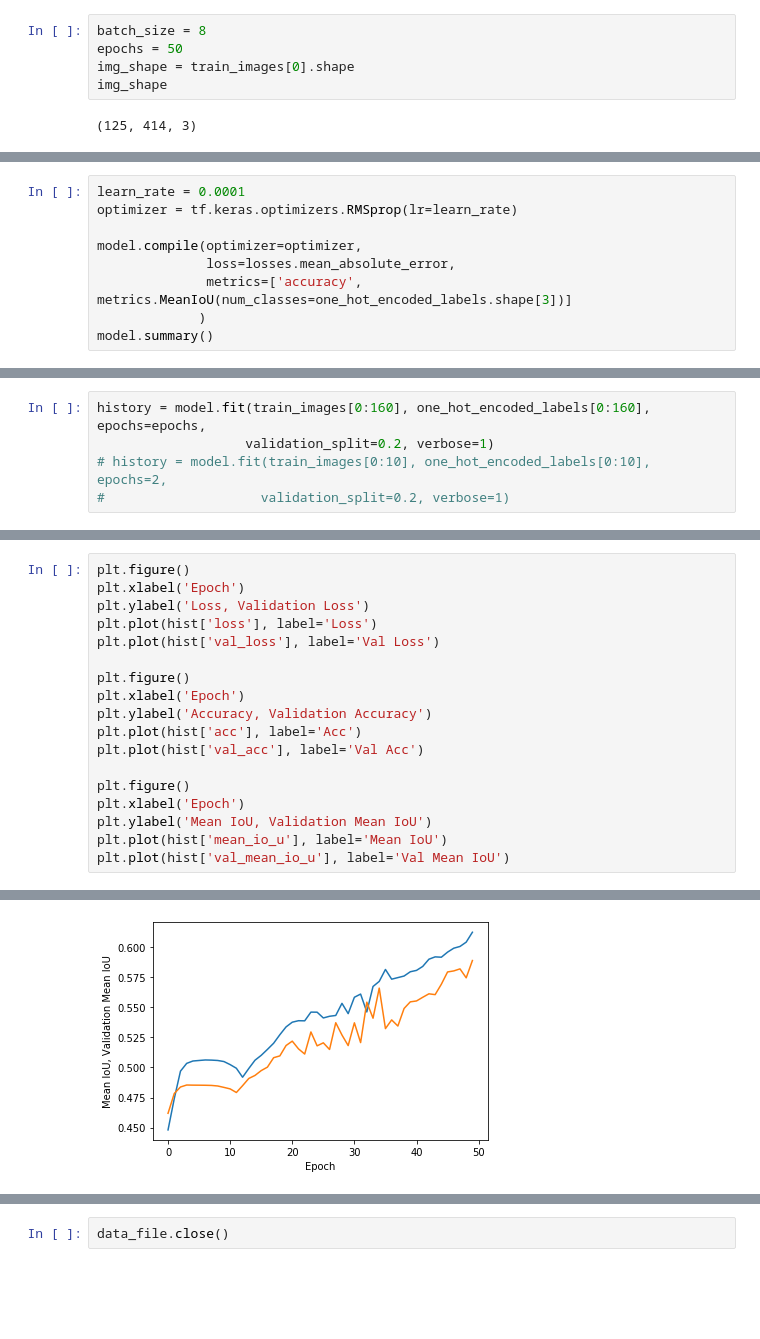
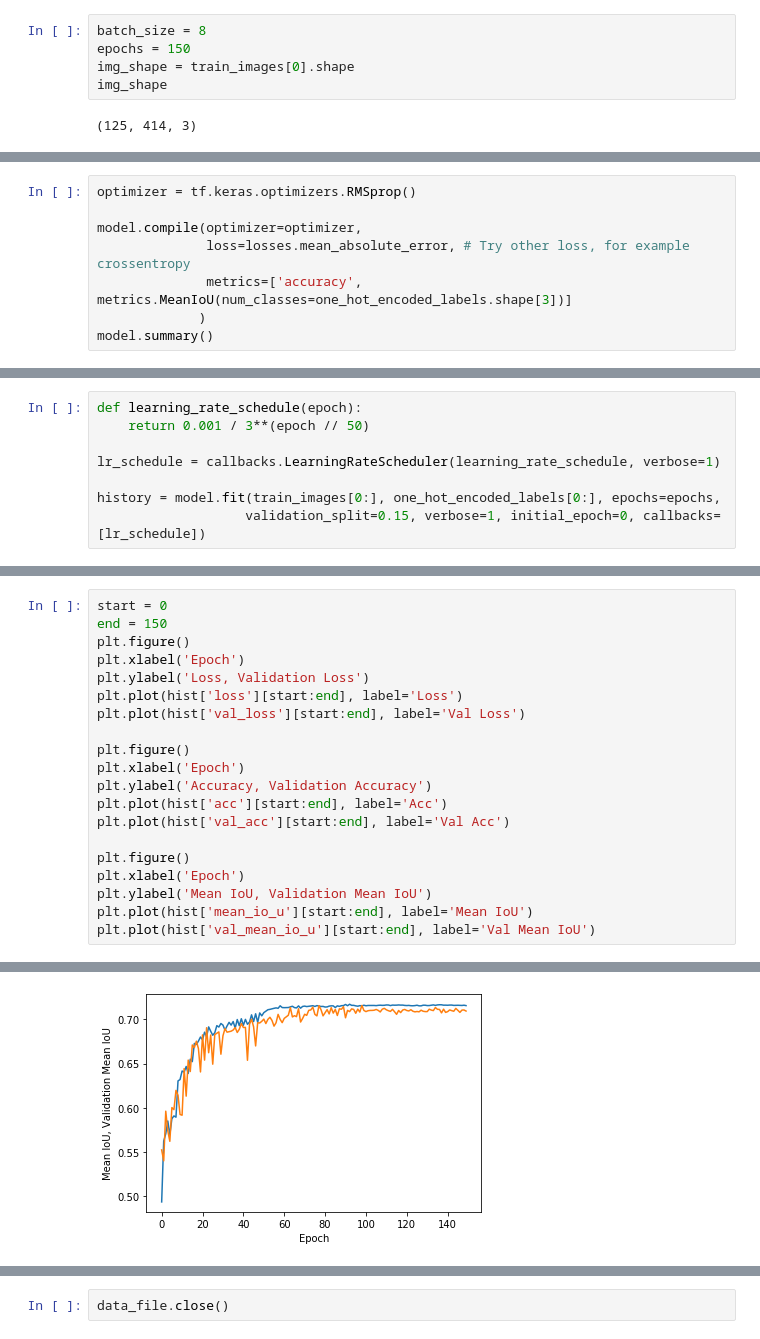
Before and after one commit to ae137/SemanticSegmentation, a Jupyter notebook: Code/train_segmentation.ipynb, the cells around one changed output, grey strips where cells are left out. Drawn from its saved outputs; the diff is of its cells as text; blank space fills up the shorter version.

```diff
--- a/Code/train_segmentation.ipynb
+++ b/Code/train_segmentation.ipynb
@@ -82,7 +84,7 @@ plt.show()
 ## Setting model and training parameters
 # %%
 batch_size = 8
-epochs = 50
+epochs = 150
 img_shape = train_images[0].shape
 img_shape
 # %% [output]
@@ -180,9 +217,8 @@ Call initializer instance with the dtype argument instead of passing it to the c
 # %%
-learn_rate = 0.0001
-optimizer = tf.keras.optimizers.RMSprop(lr=learn_rate)
+optimizer = tf.keras.optimizers.RMSprop()
 
 model.compile(optimizer=optimizer,
-              loss=losses.mean_absolute_error,
+              loss=losses.mean_absolute_error, # Try other loss, for example crossentropy
               metrics=['accuracy', metrics.MeanIoU(num_classes=one_hot_encoded_labels.shape[3])]
              )
 model.summary()
@@ -206,7 +242,10 @@ Non-trainable params: 0
 __________________________________________________________________________________________________
 # %%
-history = model.fit(train_images[0:160], one_hot_encoded_labels[0:160], epochs=epochs,
-                   validation_split=0.2, verbose=1)
-# history = model.fit(train_images[0:10], one_hot_encoded_labels[0:10], epochs=2,
-#                    validation_split=0.2, verbose=1)
+def learning_rate_schedule(epoch):
+    return 0.001 / 3**(epoch // 50)
+
+lr_schedule = callbacks.LearningRateScheduler(learning_rate_schedule, verbose=1)
+
+history = model.fit(train_images[0:], one_hot_encoded_labels[0:], epochs=epochs,
+                   validation_split=0.15, verbose=1, initial_epoch=0, callbacks=[lr_schedule])
 # %% [output]
@@ -241,20 +292,22 @@ hist.tail()
 # %%
+start = 0
+end = 150
 plt.figure()
 plt.xlabel('Epoch')
 plt.ylabel('Loss, Validation Loss')
-plt.plot(hist['loss'], label='Loss')
-plt.plot(hist['val_loss'], label='Val Loss')
+plt.plot(hist['loss'][start:end], label='Loss')
+plt.plot(hist['val_loss'][start:end], label='Val Loss')
 
 plt.figure()
 plt.xlabel('Epoch')
 plt.ylabel('Accuracy, Validation Accuracy')
-plt.plot(hist['acc'], label='Acc')
-plt.plot(hist['val_acc'], label='Val Acc')
+plt.plot(hist['acc'][start:end], label='Acc')
+plt.plot(hist['val_acc'][start:end], label='Val Acc')
 
 plt.figure()
 plt.xlabel('Epoch')
 plt.ylabel('Mean IoU, Validation Mean IoU')
-plt.plot(hist['mean_io_u'], label='Mean IoU')
-plt.plot(hist['val_mean_io_u'], label='Val Mean IoU')
+plt.plot(hist['mean_io_u'][start:end], label='Mean IoU')
+plt.plot(hist['val_mean_io_u'][start:end], label='Val Mean IoU')
 # %% [output]
 [<matplotlib.lines.Line2D at 0x...>]
@@ -263,4 +316,4 @@ plt.plot(hist['val_mean_io_u'], label='Val Mean IoU')
-[figure, old version]
+[figure, new version]
 # %%
 test_prediction = model.predict(train_images[-4:])
 test_prediction_decoded = data_helper.oneHotDecodeImages(test_prediction, ids_values_dict)
```
Also changed, not shown: parts of 9 cells of this notebook.
